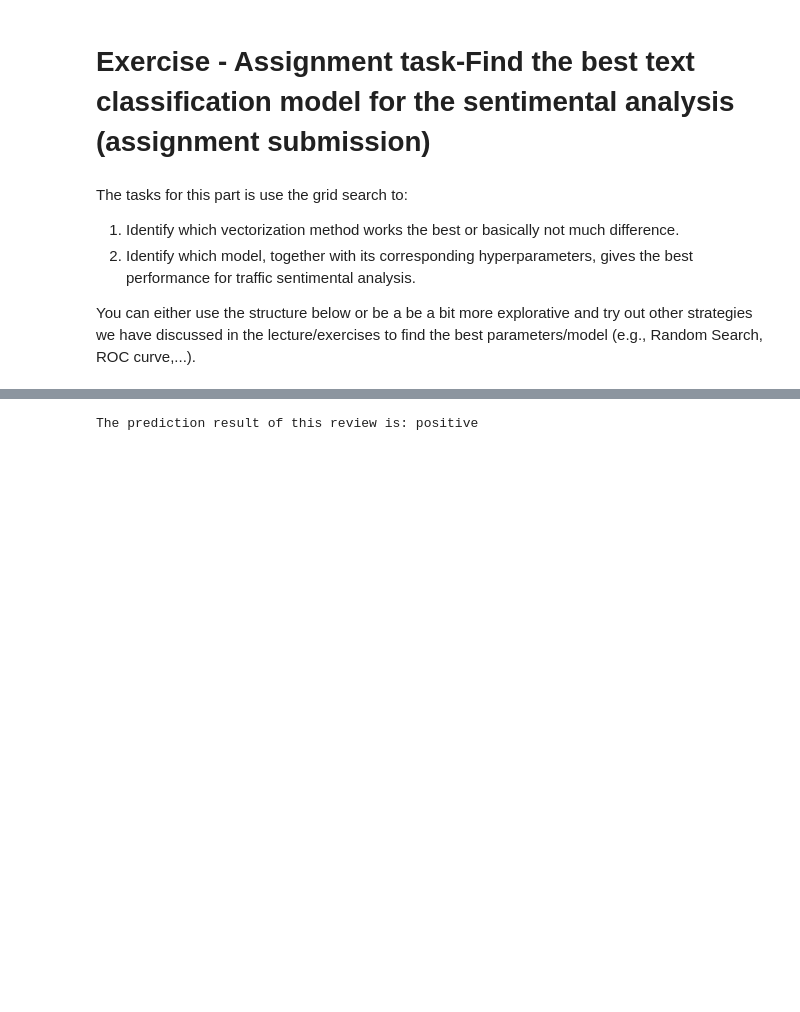
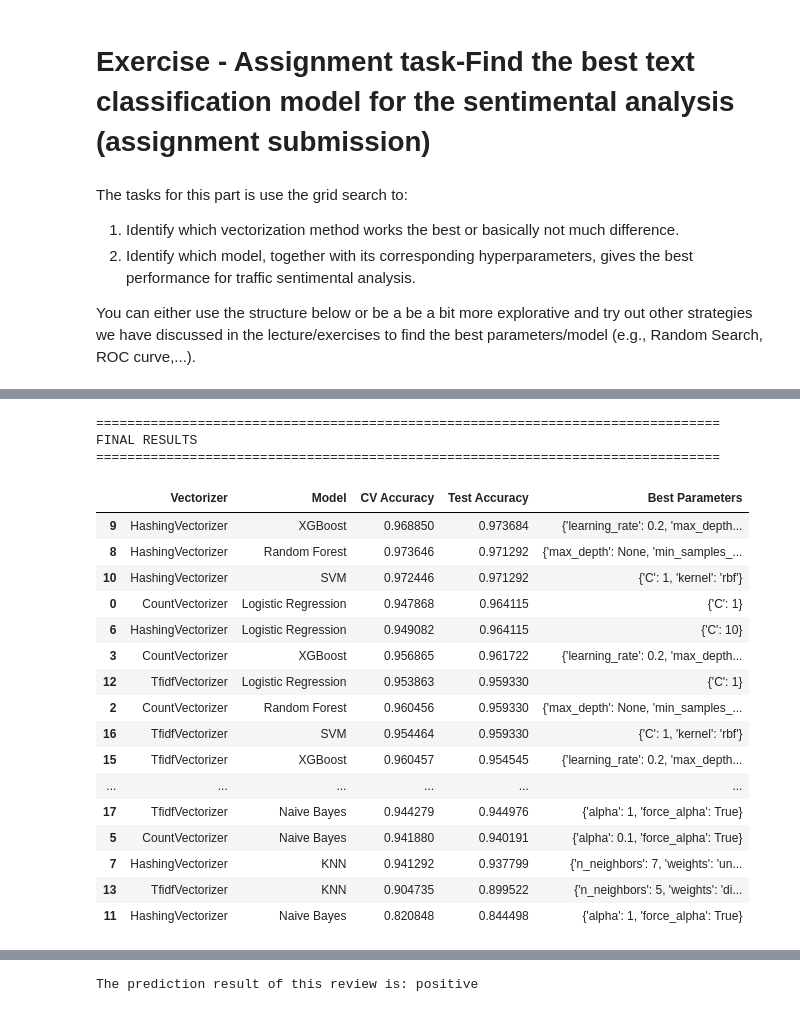
Before and after one commit to elinastefani/AH2179-Assignments, a Jupyter notebook: Assignment_2_Text_classification.ipynb, the cells around one changed output, grey strips where cells are left out. Saved outputs shown, nothing was run; the diff lists cells and outputs as text; code cells hidden in the pictures; blank space fills up the shorter version.

```diff
--- a/Assignment_2_Text_classification.ipynb
+++ b/Assignment_2_Text_classification.ipynb
@@ -587,0 +811,36 @@ The accuracy of the model is: 0.9593301435406698
+# %%
+# 6. Create a results DataFrame
+
+results_df = pd.DataFrame(results)
+
+# Sort by test accuracy
+results_df = results_df.sort_values(
+    by='Test Accuracy',
+    ascending=False
+)
+
+print("FINAL RESULTS")
+print("-" * 100)
+
+display(results_df)
+# %% [output]
+================================================================================
+FINAL RESULTS
+================================================================================
+|  | Vectorizer | Model | CV Accuracy | Test Accuracy | Best Parameters |
+| 9 | HashingVectorizer | XGBoost | 0.968850 | 0.973684 | {'learning_rate': 0.2, 'max_depth... |
+| 8 | HashingVectorizer | Random Forest | 0.973646 | 0.971292 | {'max_depth': None, 'min_samples_... |
+| 10 | HashingVectorizer | SVM | 0.972446 | 0.971292 | {'C': 1, 'kernel': 'rbf'} |
+| 0 | CountVectorizer | Logistic Regression | 0.947868 | 0.964115 | {'C': 1} |
+| 6 | HashingVectorizer | Logistic Regression | 0.949082 | 0.964115 | {'C': 10} |
+| 3 | CountVectorizer | XGBoost | 0.956865 | 0.961722 | {'learning_rate': 0.2, 'max_depth... |
+| 12 | TfidfVectorizer | Logistic Regression | 0.953863 | 0.959330 | {'C': 1} |
+| 2 | CountVectorizer | Random Forest | 0.960456 | 0.959330 | {'max_depth': None, 'min_samples_... |
+| 16 | TfidfVectorizer | SVM | 0.954464 | 0.959330 | {'C': 1, 'kernel': 'rbf'} |
+| 15 | TfidfVectorizer | XGBoost | 0.960457 | 0.954545 | {'learning_rate': 0.2, 'max_depth... |
+| ... | ... | ... | ... | ... | ... |
+| 17 | TfidfVectorizer | Naive Bayes | 0.944279 | 0.944976 | {'alpha': 1, 'force_alpha': True} |
+| 5 | CountVectorizer | Naive Bayes | 0.941880 | 0.940191 | {'alpha': 0.1, 'force_alpha': True} |
+| 7 | HashingVectorizer | KNN | 0.941292 | 0.937799 | {'n_neighbors': 7, 'weights': 'un... |
+| 13 | TfidfVectorizer | KNN | 0.904735 | 0.899522 | {'n_neighbors': 5, 'weights': 'di... |
+| 11 | HashingVectorizer | Naive Bayes | 0.820848 | 0.844498 | {'alpha': 1, 'force_alpha': True} |
```
Also changed, not shown: parts of 8 cells of this notebook.
